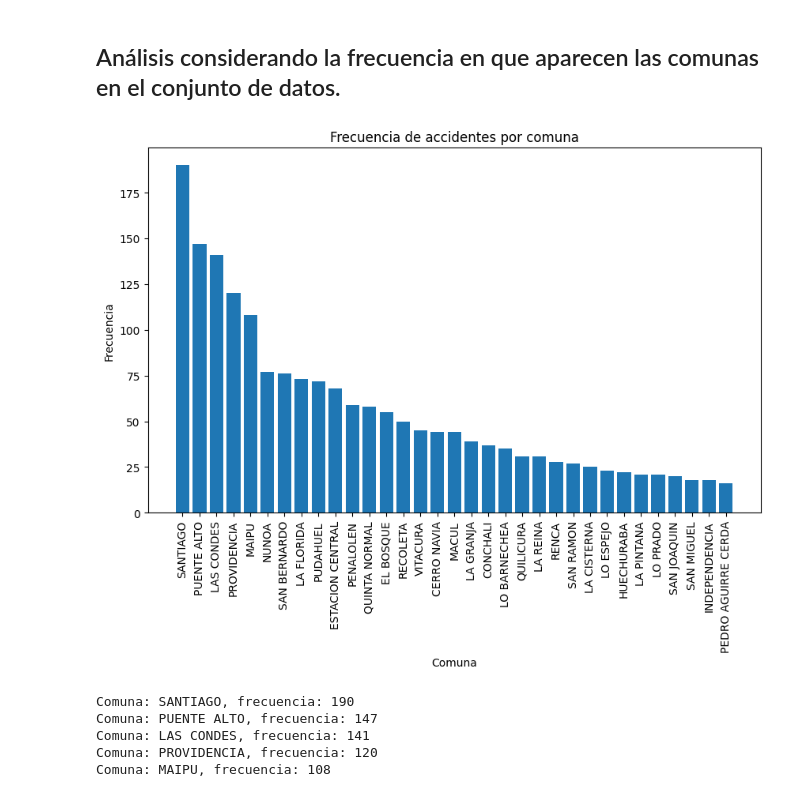
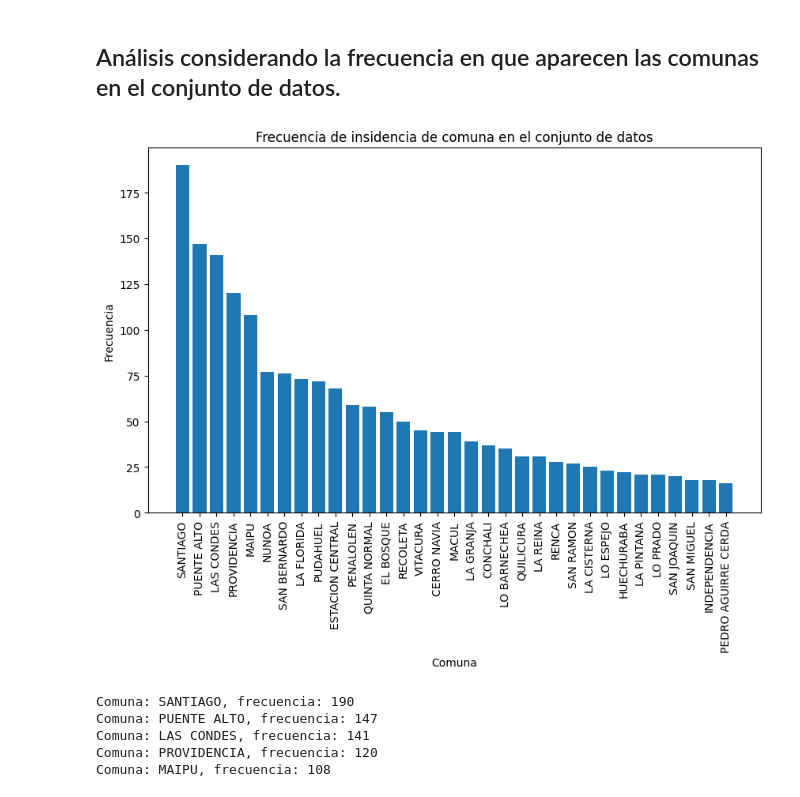
Before and after one commit to cesarcarrascog/data-science-portfolio, a Jupyter notebook: Georeferenced Car Accidents (Santiago de Chile)/geo_car_acc.ipynb, the cells around one changed output. Drawn from its saved outputs; the diff is of its cells as text; code cells hidden in the pictures.

Commit message:
Review of chart types for analysis.

```diff
--- a/Georeferenced Car Accidents (Santiago de Chile)/geo_car_acc.ipynb
+++ b/Georeferenced Car Accidents (Santiago de Chile)/geo_car_acc.ipynb
@@ -141,15 +142,15 @@ df_clean
 # %%
 tabla_frecuencias = df_clean['Comuna'].value_counts()
 
 plt.figure(figsize=(10,6))
 plt.bar(tabla_frecuencias.index, tabla_frecuencias.values)
 plt.xticks(rotation=90)
 plt.xlabel('Comuna')
 plt.ylabel('Frecuencia')
-plt.title('Frecuencia de accidentes por comuna')
+plt.title('Frecuencia de insidencia de comuna en el conjunto de datos')
 plt.show()
 # %% [output]
-[figure, old version]
+[figure, new version]
 # %%
 # 5 comunas con más frecuencia de aparición en el conjunto de datos
 
```
Also changed, not shown: parts of 8 cells of this notebook.
